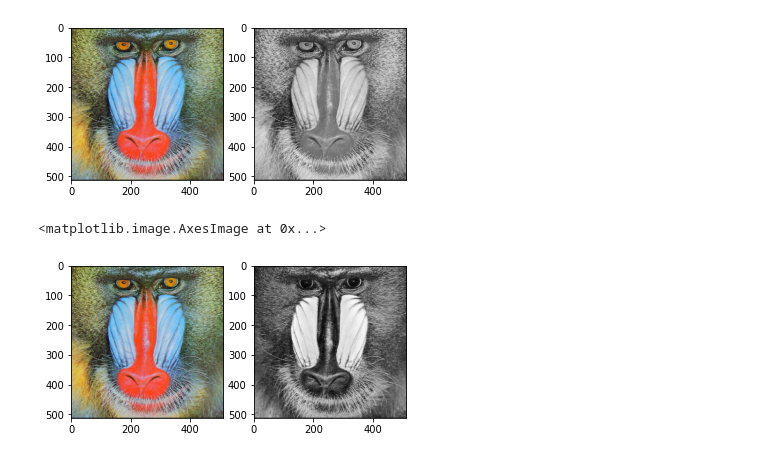
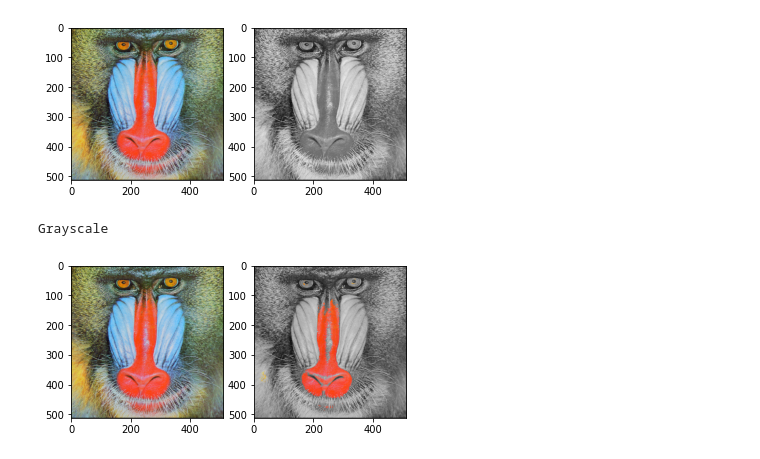
Before and after one commit to rhnd76/P1_matrikulas, a Jupyter notebook: week3.ipynb, the cells around one changed output. Drawn from its saved outputs; the diff is of its cells as text; code cells hidden in the pictures.

```diff
--- a/week3.ipynb
+++ b/week3.ipynb
@@ -134,16 +138,29 @@ axarr[1].imshow(gray_img, cmap='gray')
 # %% [output]
 <matplotlib.image.AxesImage at 0x...>
 [figure]
-# %%
-color_img = cv.cvtColor(cv.imread('/content/drive/MyDrive/PCVK/mandrill.tiff'), cv.COLOR_BGR2RGB)
-
-R, G, B = color_img[:,:,2], color_img[:,:,0], color_img[:,:,0]
-
-gray_img = (0.5 * R) + (0 * G) + (0 * B)
-
-f, axarr = plt.subplots(1,2)
-axarr[0].imshow(color_img)
-axarr[1].imshow(gray_img, cmap='gray')
-# %% [output]
-<matplotlib.image.AxesImage at 0x...>
-[figure, removed]
+# %%
+img = cv.imread('/content/drive/MyDrive/PCVK/mandrill.tiff')
+img2 = cv.cvtColor(img, cv.COLOR_BGR2RGB)
+red, mask = cv.threshold(img[:,:,2], 225, 255, cv.THRESH_BINARY)
+
+mask3 = np.zeros_like(img)
+mask3[:,:,0] = mask
+mask3[:,:,1] = mask
+mask3[:,:,2] = mask
+
+red = cv.bitwise_and(img2, mask3)
+
+gray = cv.cvtColor(img, cv.COLOR_BGR2GRAY)
+img = cv.cvtColor(gray, cv.COLOR_GRAY2BGR)
+
+gray = cv.bitwise_and(img, 255 - mask3)
+hasil = gray + red
+
+fig, ax = plt.subplots(1,2)
+print('Grayscale')
+ax[0].imshow(img2)
+ax[1].imshow(hasil, cmap='gray')
+plt.show()
+# %% [output]
+Grayscale
+[figure, added]
```
Also changed, not shown: parts of 2 cells of this notebook.
